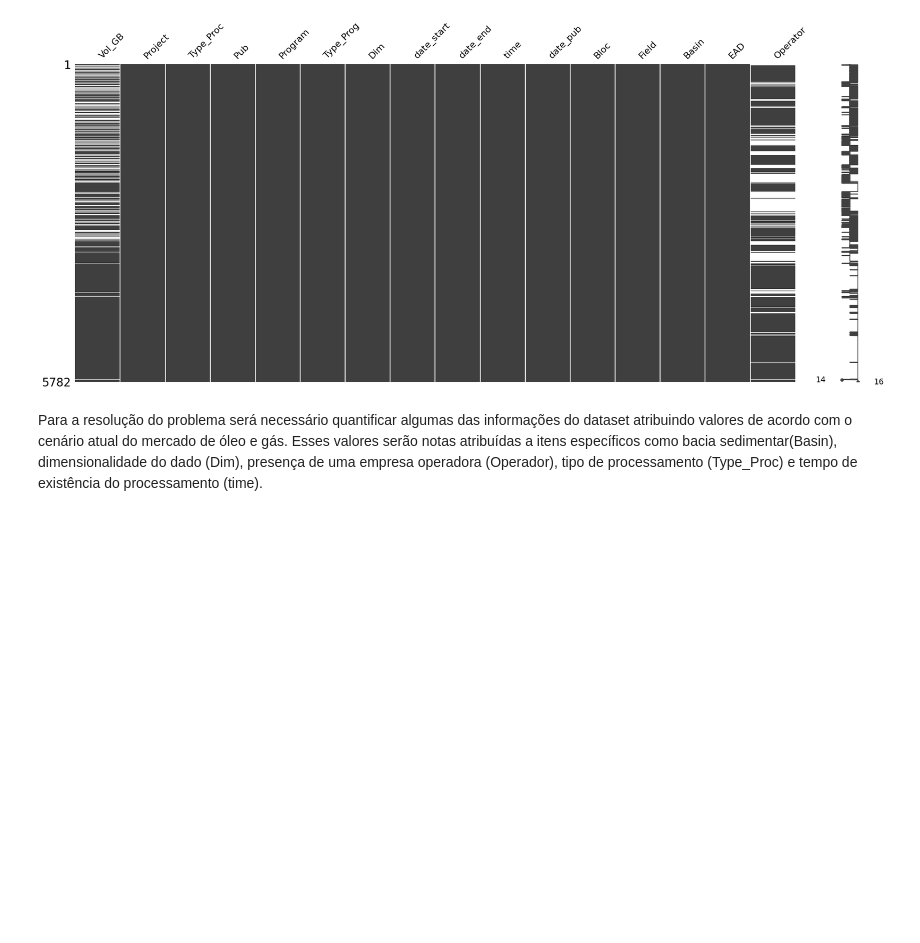
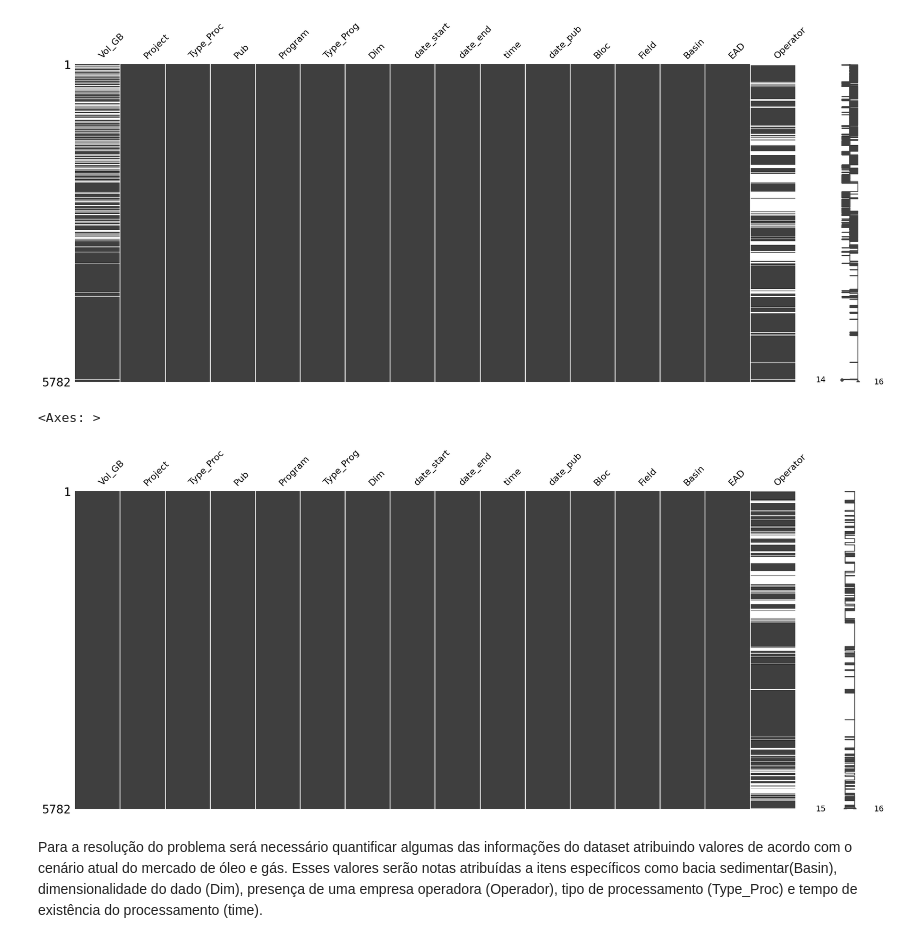
Before and after one commit to leoalexandre/MVP_ADBP, a Jupyter notebook: mvp_anp_seismic.ipynb, the cells around one changed output. Cells and saved outputs as stored; diff of their text form; code cells hidden in the pictures; blank space fills up the shorter version.

```diff
--- a/mvp_anp_seismic.ipynb
+++ b/mvp_anp_seismic.ipynb
@@ -434,5 +465,25 @@ ms.matrix(programas)
 # %% [output]
 <Axes: >
 [figure]
+# %%
+# Criando dataset alternativo sem a presença dos dados Brutos
+sem_fd= programas.loc[programas['Type_Proc'] != 'Field Data']
+
+# Criando dataset alternativo apenas com dados Brutos
+com_fd= programas.loc[programas['Type_Proc'] == 'Field Data']
+
+# substituindo os NaN de 'Vol_GB' pela média da coluna
+sem_fd['Vol_GB'].fillna(sem_fd['Vol_GB'].mean(), inplace=True)
+com_fd['Vol_GB'].fillna(com_fd['Vol_GB'].mean(), inplace=True)
+
+# juntando os dataset novamente
+programas= pd.concat([sem_fd,com_fd])
+
+
+# exibindo visualização matricial da nulidade do dataset
+ms.matrix(programas)
+# %% [output]
+<Axes: >
+[figure, added]
 # %% [markdown]
 Para a resolução do problema será necessário quantificar algumas das informações do dataset atribuindo valores de acordo com o cenário atual do mercado de óleo e gás. Esses valores serão notas atribuídas a itens específicos como bacia sedimentar(Basin), dimensionalidade do dado (Dim), presença de uma empresa operadora (Operador), tipo de processamento (Type_Proc) e tempo de existência do processamento (time).
```
Also changed, not shown: parts of 6 cells of this notebook.
